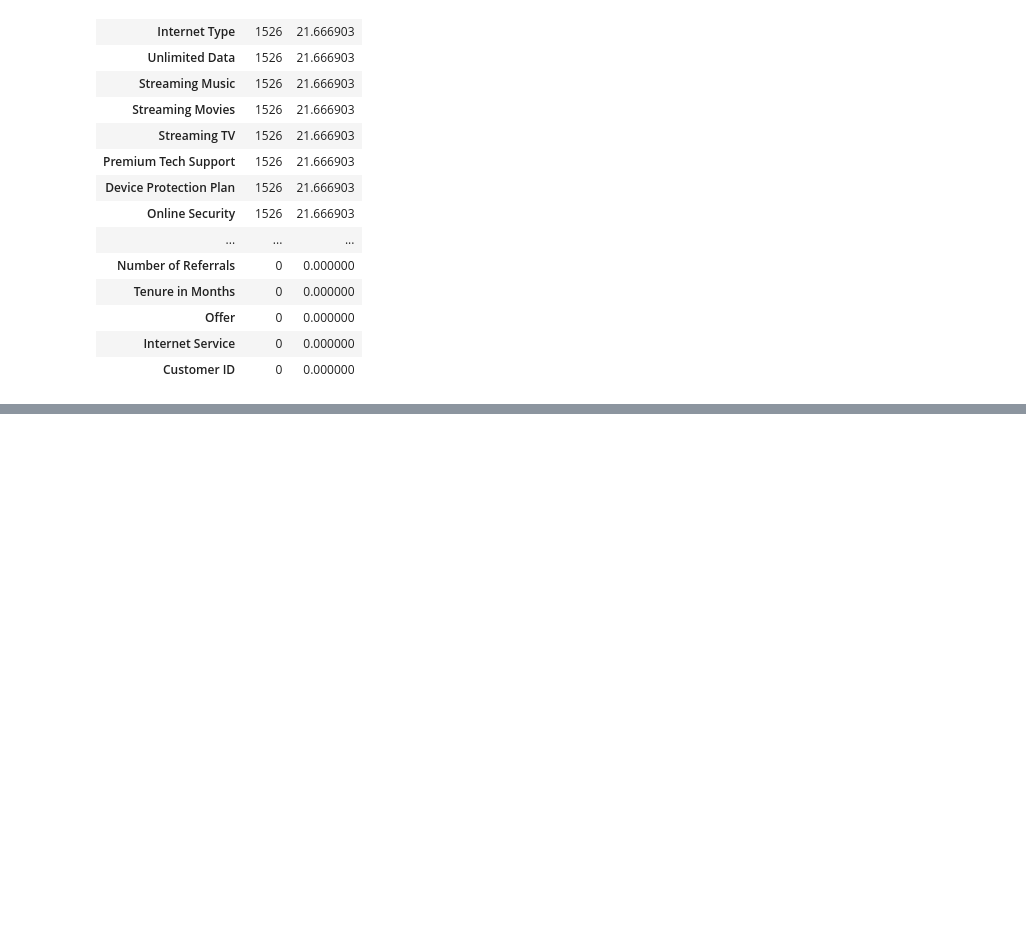
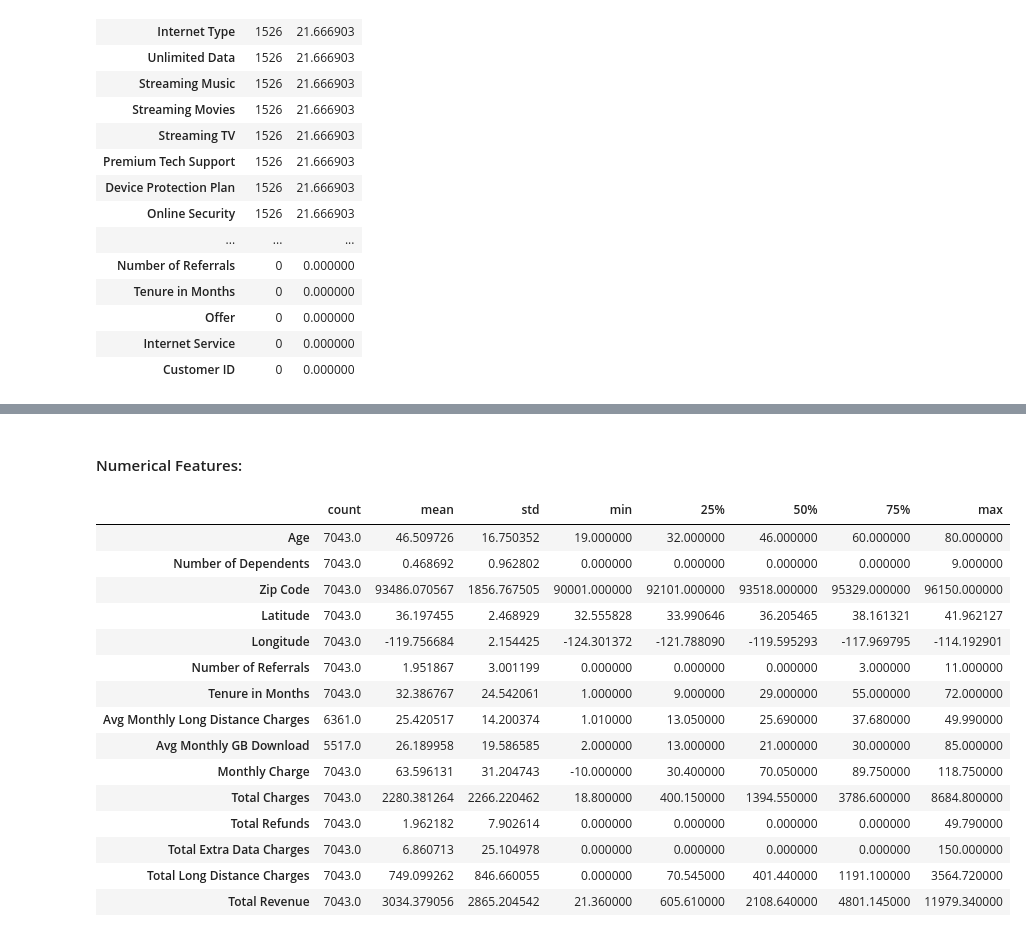
Before and after one commit to myasmin/Capstone_2_Project, a Jupyter notebook: Data Wrangling.ipynb, the cells around one changed output, grey strips where cells are left out. Drawn from its saved outputs; the diff is of its cells as text; code cells hidden in the pictures; blank space fills up the shorter version.

```diff
--- a/Data Wrangling.ipynb
+++ b/Data Wrangling.ipynb
@@ -90,0 +152,21 @@ missing.sort_values(by='count',ascending=False)
+# %% [markdown]
+#### Numerical Features:
+# %%
+churndata.describe().T
+# %% [output]
+|  | count | mean | std | min | 25% | 50% | 75% | max |
+| Age | 7043.0 | 46.509726 | 16.750352 | 19.000000 | 32.000000 | 46.000000 | 60.000000 | 80.000000 |
+| Number of Dependents | 7043.0 | 0.468692 | 0.962802 | 0.000000 | 0.000000 | 0.000000 | 0.000000 | 9.000000 |
+| Zip Code | 7043.0 | 93486.070567 | 1856.767505 | 90001.000000 | 92101.000000 | 93518.000000 | 95329.000000 | 96150.000000 |
+| Latitude | 7043.0 | 36.197455 | 2.468929 | 32.555828 | 33.990646 | 36.205465 | 38.161321 | 41.962127 |
+| Longitude | 7043.0 | -119.756684 | 2.154425 | -124.301372 | -121.788090 | -119.595293 | -117.969795 | -114.192901 |
+| Number of Referrals | 7043.0 | 1.951867 | 3.001199 | 0.000000 | 0.000000 | 0.000000 | 3.000000 | 11.000000 |
+| Tenure in Months | 7043.0 | 32.386767 | 24.542061 | 1.000000 | 9.000000 | 29.000000 | 55.000000 | 72.000000 |
+| Avg Monthly Long Distance Charges | 6361.0 | 25.420517 | 14.200374 | 1.010000 | 13.050000 | 25.690000 | 37.680000 | 49.990000 |
+| Avg Monthly GB Download | 5517.0 | 26.189958 | 19.586585 | 2.000000 | 13.000000 | 21.000000 | 30.000000 | 85.000000 |
+| Monthly Charge | 7043.0 | 63.596131 | 31.204743 | -10.000000 | 30.400000 | 70.050000 | 89.750000 | 118.750000 |
+| Total Charges | 7043.0 | 2280.381264 | 2266.220462 | 18.800000 | 400.150000 | 1394.550000 | 3786.600000 | 8684.800000 |
+| Total Refunds | 7043.0 | 1.962182 | 7.902614 | 0.000000 | 0.000000 | 0.000000 | 0.000000 | 49.790000 |
+| Total Extra Data Charges | 7043.0 | 6.860713 | 25.104978 | 0.000000 | 0.000000 | 0.000000 | 0.000000 | 150.000000 |
+| Total Long Distance Charges | 7043.0 | 749.099262 | 846.660055 | 0.000000 | 70.545000 | 401.440000 | 1191.100000 | 3564.720000 |
+| Total Revenue | 7043.0 | 3034.379056 | 2865.204542 | 21.360000 | 605.610000 | 2108.640000 | 4801.145000 | 11979.340000 |
```
Also changed, not shown: parts of 5 cells of this notebook.
